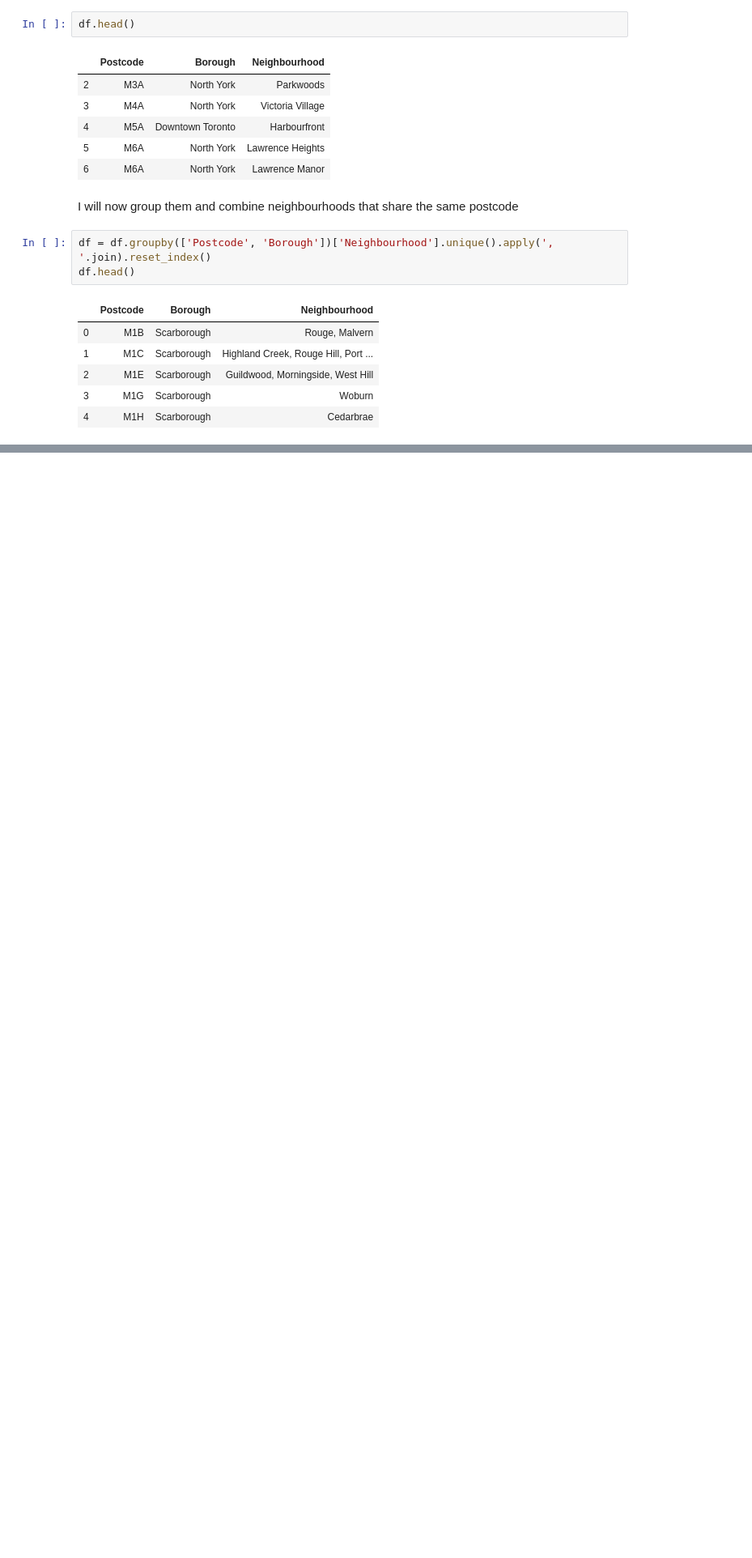
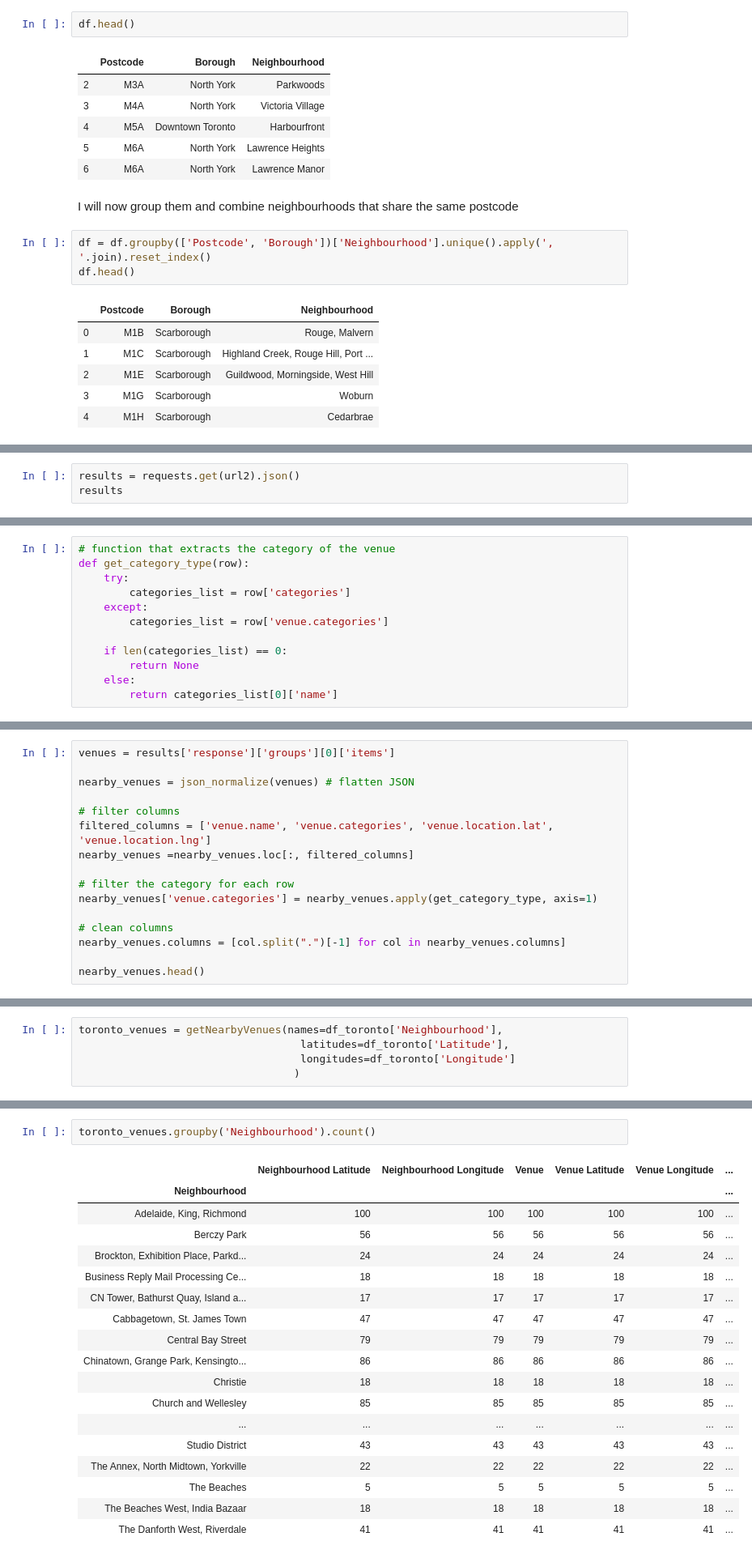
Before and after one commit to saemol/Coursera_Capstone, a Jupyter notebook: Capstone W3 DF.ipynb, the cells around one changed output, grey strips where cells are left out. Shown: that part at 81% size. Saved outputs shown, nothing was run; the diff lists cells and outputs as text; blank space fills up the shorter version.

```diff
--- a/Capstone W3 DF.ipynb
+++ b/Capstone W3 DF.ipynb
@@ -95,0 +253,3 @@ df.shape
+# %%
+results = requests.get(url2).json()
+results
@@ -95,0 +274,12 @@ df.shape
+# %%
+# function that extracts the category of the venue
+def get_category_type(row):
+    try:
+        categories_list = row['categories']
+    except:
+        categories_list = row['venue.categories']
+
+    if len(categories_list) == 0:
+        return None
+    else:
+        return categories_list[0]['name']
@@ -95,0 +288,16 @@ df.shape
+# %%
+venues = results['response']['groups'][0]['items']
+
+nearby_venues = json_normalize(venues) # flatten JSON
+
+# filter columns
+filtered_columns = ['venue.name', 'venue.categories', 'venue.location.lat', 'venue.location.lng']
+nearby_venues =nearby_venues.loc[:, filtered_columns]
+
+# filter the category for each row
+nearby_venues['venue.categories'] = nearby_venues.apply(get_category_type, axis=1)
+
+# clean columns
+nearby_venues.columns = [col.split(".")[-1] for col in nearby_venues.columns]
+
+nearby_venues.head()
@@ -95,0 +359,5 @@ df.shape
+# %%
+toronto_venues = getNearbyVenues(names=df_toronto['Neighbourhood'],
+                                   latitudes=df_toronto['Latitude'],
+                                   longitudes=df_toronto['Longitude']
+                                  )
@@ -95,0 +384,21 @@ df.shape
+# %%
+toronto_venues.groupby('Neighbourhood').count()
+# %% [output]
+|  | Neighbourhood Latitude | Neighbourhood Longitude | Venue | Venue Latitude | Venue Longitude | ... |
+| Neighbourhood |  |  |  |  |  | ... |
+| Adelaide, King, Richmond | 100 | 100 | 100 | 100 | 100 | ... |
+| Berczy Park | 56 | 56 | 56 | 56 | 56 | ... |
+| Brockton, Exhibition Place, Parkd... | 24 | 24 | 24 | 24 | 24 | ... |
+| Business Reply Mail Processing Ce... | 18 | 18 | 18 | 18 | 18 | ... |
+| CN Tower, Bathurst Quay, Island a... | 17 | 17 | 17 | 17 | 17 | ... |
+| Cabbagetown, St. James Town | 47 | 47 | 47 | 47 | 47 | ... |
+| Central Bay Street | 79 | 79 | 79 | 79 | 79 | ... |
+| Chinatown, Grange Park, Kensingto... | 86 | 86 | 86 | 86 | 86 | ... |
+| Christie | 18 | 18 | 18 | 18 | 18 | ... |
+| Church and Wellesley | 85 | 85 | 85 | 85 | 85 | ... |
+| ... | ... | ... | ... | ... | ... | ... |
+| Studio District | 43 | 43 | 43 | 43 | 43 | ... |
+| The Annex, North Midtown, Yorkville | 22 | 22 | 22 | 22 | 22 | ... |
+| The Beaches | 5 | 5 | 5 | 5 | 5 | ... |
+| The Beaches West, India Bazaar | 18 | 18 | 18 | 18 | 18 | ... |
+| The Danforth West, Riverdale | 41 | 41 | 41 | 41 | 41 | ... |
```
Also changed, not shown: parts of 55 cells of this notebook.
